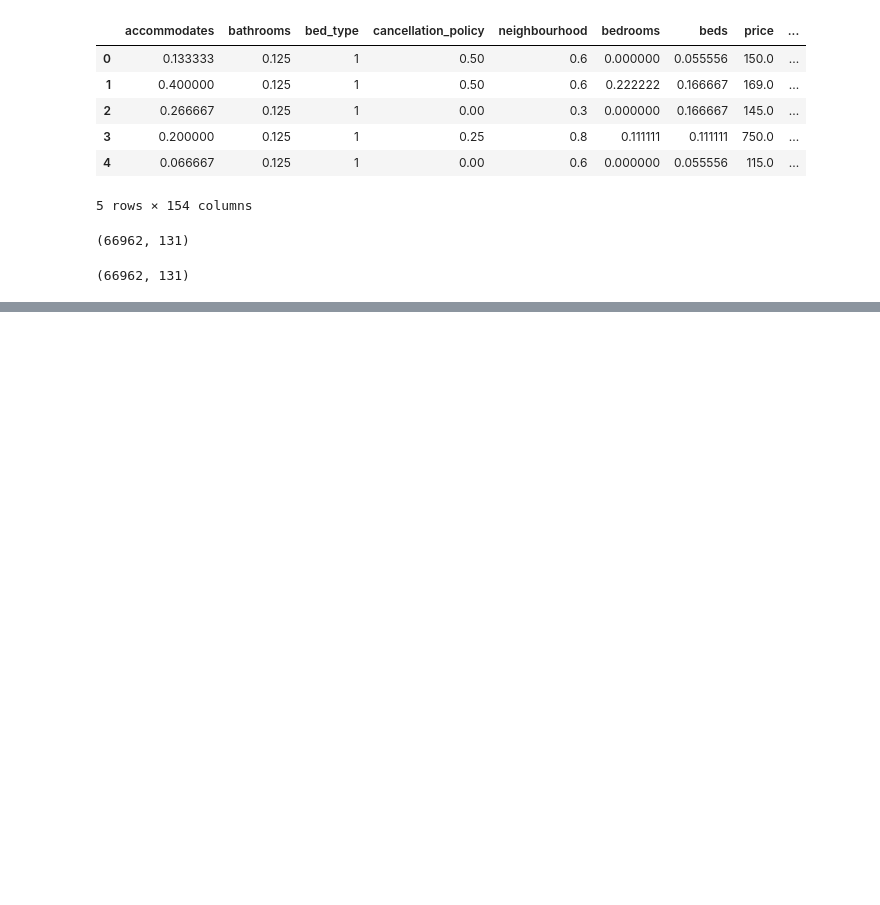
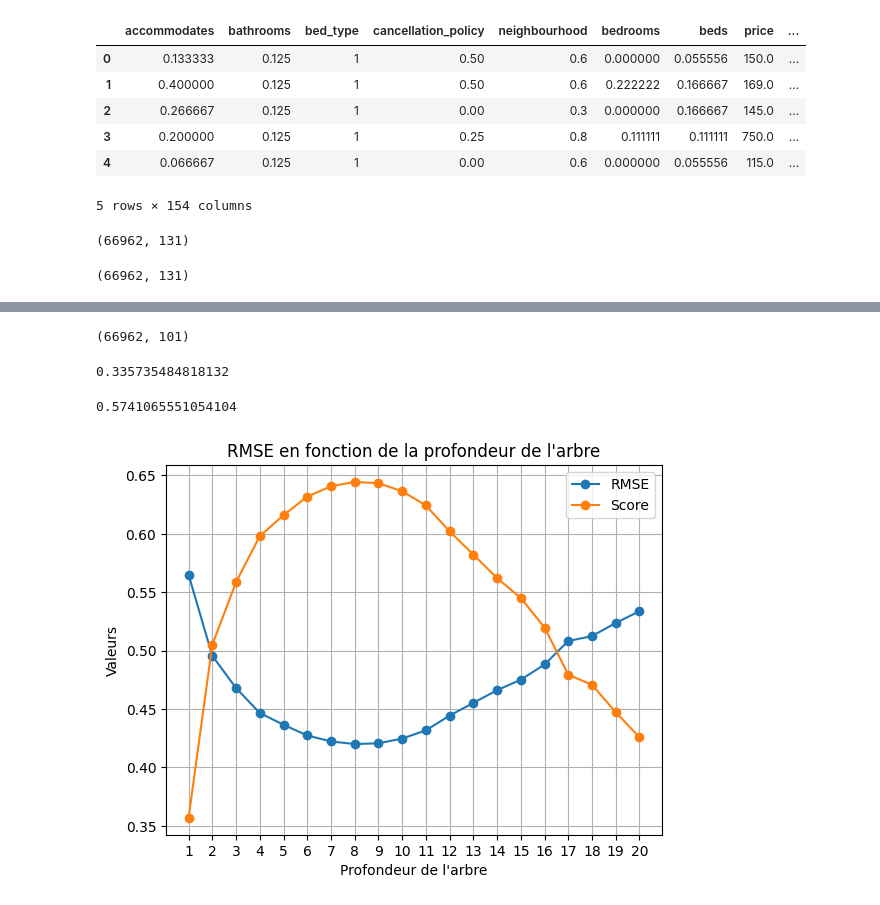
Before and after one commit to ThomasSanna/M1DE-ingenieurie-des-donnees, a Jupyter notebook: td/td-airbnb/Pre-processing.ipynb, the cells around one changed output, grey strips where cells are left out. Drawn from its saved outputs; the diff is of its cells as text; code cells hidden in the pictures; blank space fills up the shorter version.

```diff
--- a/td/td-airbnb/Pre-processing.ipynb
+++ b/td/td-airbnb/Pre-processing.ipynb
@@ -760,0 +765,3 @@ df.drop(columns=amenities_to_drop, inplace=True)
+# %%
+dt = pd.DataFrame({'Feature': df.drop(columns=['price']).columns, 'F-value': f, 'p-value': p})
+dt.sort_values(by='p-value', ascending=False)
@@ -760,0 +782,6 @@ df.drop(columns=amenities_to_drop, inplace=True)
+# %%
+col_a_jeter = list(dt[dt['p-value']>0.05]["Feature"])
+df.drop(columns=col_a_jeter, inplace=True)
+df.shape
+# %% [output]
+(66962, 101)
@@ -760,0 +790,3 @@ df.drop(columns=amenities_to_drop, inplace=True)
+# %%
+y = df['price'].apply(lambda x: math.log(x))
+X_train, X_test, y_train, y_test = train_test_split(df.drop(columns=['price']), y, test_size=0.2, random_state=0)
@@ -760,0 +796,36 @@ df.drop(columns=amenities_to_drop, inplace=True)
+# %%
+model = DecisionTreeRegressor()
+model.fit(X_train, y_train)
+y_pred = model.predict(X_test)
+# %%
+model.score(X_test, y_test)
+# %% [output]
+0.335735484818132
+# %%
+math.sqrt(mean_squared_error(y_test, y_pred))
+# %% [output]
+0.5741065551054104
+# %%
+resultatsRMSE = []
+resultatsScore = []
+
+for depth in range(1, 21):
+    model = DecisionTreeRegressor(max_depth=depth)
+    model.fit(X_train, y_train)
+    y_pred = model.predict(X_test)
+    rmse = math.sqrt(mean_squared_error(y_test, y_pred))
+    score = model.score(X_test, y_test)
+    resultatsRMSE.append(rmse)
+    resultatsScore.append(score)
+
+plt.plot(range(1, 21), resultatsRMSE, marker='o', label='RMSE')
+plt.plot(range(1, 21), resultatsScore, marker='o', label='Score')
+plt.title("RMSE en fonction de la profondeur de l'arbre")
+plt.xlabel("Profondeur de l'arbre")
+plt.ylabel("Valeurs")
+plt.xticks(range(1, 21))
+plt.grid()
+plt.legend()
+plt.show()
+# %% [output]
+[figure, added]
```
Also changed, not shown: parts of 6 cells of this notebook, 6 other files.
